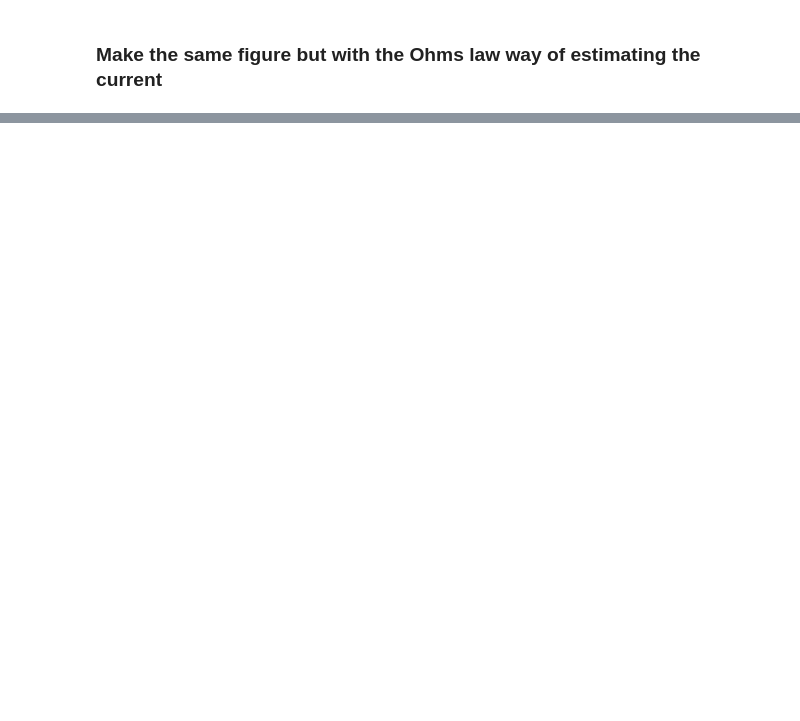
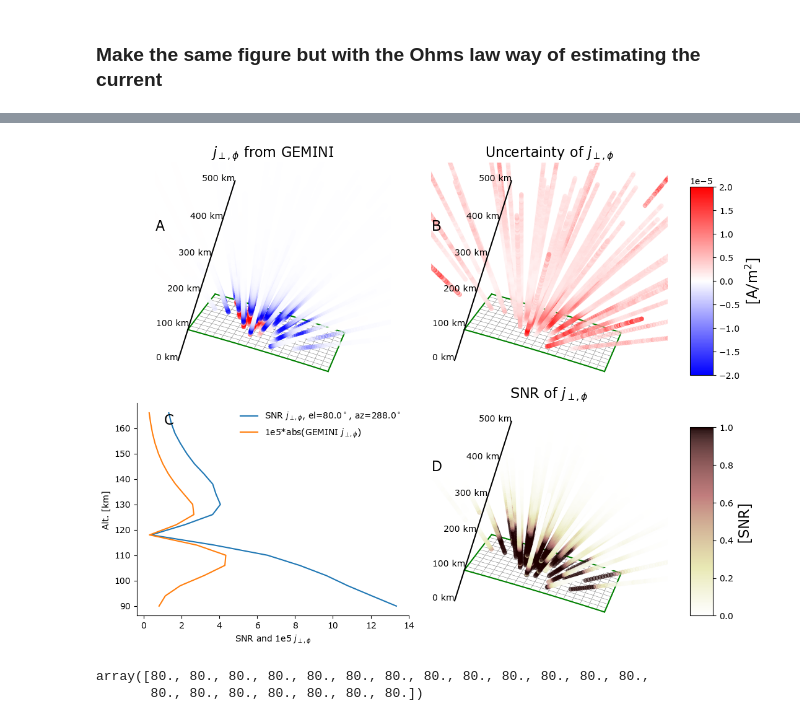
Before and after one commit to jpreistad/e3dsecs, a Jupyter notebook: paper/02_lompefit.ipynb, the cells around one changed output, grey strips where cells are left out. Cells and saved outputs as stored; diff of their text form; code cells hidden in the pictures; blank space fills up the shorter version.

```diff
--- a/paper/02_lompefit.ipynb
+++ b/paper/02_lompefit.ipynb
@@ -265,28 +264,27 @@ Model coef file exists
 # %%
     if not e3doubt_:
         print('This analysis can not be done unless E3DOUBT is used')
-        break
-
+        breakpoint()
     fig = plt.figure(figsize=(12,10))
     ax1 = plt.subplot2grid((20, 21), (0, 0), rowspan = 10, colspan = 10, projection='3d')
     ax2 = plt.subplot2grid((20, 21), (0, 10), rowspan = 10, colspan = 10, projection='3d')
     ax3 = plt.subplot2grid((20, 21), (10, 0), rowspan = 9, colspan = 10)
     ax4 = plt.subplot2grid((20, 21), (10, 10), rowspan = 10, colspan = 10, projection='3d')
 
-    datadict['dje'] =  np.sqrt(datadict['cov_jperp'][0,0,:])
-    datadict['SNRe'] = np.abs(datadict['jperpe']) / np.sqrt(datadict['cov_jperp'][0,0,:])
-    datadict['SNRn'] = np.abs(datadict['jperpn']) / np.sqrt(datadict['cov_jperp'][1,1,:])
+    dat.dje =  np.sqrt(dat.cov_jperp[0,0,:])
+    dat.SNRe = np.abs(dat.jperpe) / np.sqrt(dat.cov_jperp[0,0,:])
+    dat.SNRn = np.abs(dat.jperpn) / np.sqrt(dat.cov_jperp[1,1,:])
     # datadict['sigma_ve'] = np.sqrt(datadict['cov_ve'][0,0,:])
     # datadict['sigma_vn'] = np.sqrt(datadict['cov_ve'][1,1,:])
     # datadict['sigma_vu'] = np.sqrt(datadict['cov_ve'][2,2,:])
 
     clim = 2e-5
-    ax1 = diagnostics.plot_analysis_grid(datadict, grid, alts_grid,
+    ax1 = diagnostics.plot_analysis_grid(dat.__dict__, gr.grid, gr.alts_grid,
                     1, 1, 1, dipole_lompe=False, data=True, eiscat=True, _d=400,
                     q='jperpe', cmap='bwr', clim=clim, diverging=True, ax=ax1)
     ax1.set_title(r'$j_{\perp, \phi}$ from GEMINI', fontsize=16)
     ax1.text(1900,850, 6200, 'A', fontsize=16)
-    ax2 = diagnostics.plot_analysis_grid(datadict, grid, alts_grid,
+    ax2 = diagnostics.plot_analysis_grid(dat.__dict__, gr.grid, gr.alts_grid,
                     1, 1, 1, dipole_lompe=False, data=True, eiscat=True, _d=400,
                     q='dje', cmap='bwr', clim=clim, diverging=True, ax=ax2)
     ax2.set_title(r'Uncertainty of $j_{\perp, \phi}$', fontsize=16)
@@ -302,40 +300,49 @@ Model coef file exists
                                 orientation='vertical')
     cb1.set_label(r'[A/m$^2$]', fontsize=16)
 
     clim=1
-    ax4 = diagnostics.plot_analysis_grid(datadict, grid, alts_grid,
+    ax4 = diagnostics.plot_analysis_grid(dat.__dict__, gr.grid, gr.alts_grid,
                     1, 1, 1, dipole_lompe=False, data=True, eiscat=True, _d=400,
-                    q='SNRe', cmap='viridis', clim=clim, diverging=False, ax=ax4)
+                    q='SNRe', cmap='pink_r', clim=clim, diverging=False, ax=ax4)
     ax4.set_title(r'SNR of $j_{\perp,\phi}$', fontsize=16)
     ax4.text(1900,850, 6200, 'D', fontsize=16)
 
     #Colorbar lower row
     cbarax = plt.subplot2grid((20,21), (11, 20), rowspan = 8, colspan = 1)
-    cmap = plt.cm.viridis
+    cmap = plt.cm.pink_r
     import matplotlib as mpl
     norm = mpl.colors.Normalize(vmin=0, vmax=clim)
     cb2 = mpl.colorbar.ColorbarBase(cbarax, cmap=cmap,
                                 norm=norm,
                                 orientation='vertical')
     cb2.set_label('[SNR]', fontsize=16)
 
     # SNR line plot
     n = 38 #18 #3
-    d = 50 #-16 # -8
-    nn = datadict['alts'].size
-    N = datadict['el_all'].size
-    _az = datadict['az_all'][n*nn+d]
-    _el = datadict['el_all'][n*nn+d]
+    d = 58 #50 #-16 # -8
+    nn = dat.alts.size
+    N = dat.el_all.size
+    _az = dat.az_all[n*nn+d]
+    _el = dat.el_all[n*nn+d]
     # _az = datadict['az_all'][N-nn]#[n*nn+d]
     # _el = datadict['el_all'][N-nn]#[n*nn+d]
     s_str = r'SNR $j_{\perp,\phi}$, el=$%3.1f^\circ$, az=$%3.1f^\circ$' % (_el,_az)
-    ax3.plot(datadict['SNRe'][n*nn+d:n*nn+20+d], datadict['alt'][n*nn+d:n*nn+20+d], label=s_str)
+    ax3.plot(dat.SNRe[n*nn+d:n*nn+20+d], dat.alt[n*nn+d:n*nn+20+d], label=s_str)
     # ax3.plot(datadict['SNRe'][N-nn:N-nn+20], datadict['alt'][N-nn:N-nn+20], label=s_str)
-    ax3.plot(np.abs(1e5*datadict['jperpe'][n*nn+d:n*nn+20+d]), datadict['alt'][n*nn+d:n*nn+20+d], label=r'1e5*abs(GEMINI $j_{\perp,\phi}$)')
+    ax3.plot(np.abs(1e5*dat.jperpe[n*nn+d:n*nn+20+d]), dat.alt[n*nn+d:n*nn+20+d], label=r'1e5*abs(GEMINI $j_{\perp,\phi}$)')
     # ax3.plot(np.abs(1e5*datadict['jperpe'][N-nn:N-nn+20]), datadict['alt'][N-nn:N-nn+20], label='1e5*abs(GEMINI $j_{\perp,\phi}$)')
     ax3.legend(frameon=False)
     ax3.set_xlabel('SNR and 1e5 $j_{\perp,\phi}$')
     ax3.set_ylabel('Alt. [km]')
     ax3.spines[['right', 'top']].set_visible(False)
     ax3.text(0.1,0.9, 'C', fontsize=16, transform=ax3.transAxes)
     fig.savefig('./plots/jperp_uncertainty.pdf',bbox_inches='tight')
+# %% [output]
+[figure, added]
+# %%
+d = 58
+dat.alt[n*nn+d:n*nn+20+d]
+dat.el_all[n*nn+d:n*nn+20+d]
+# %% [output]
+array([80., 80., 80., 80., 80., 80., 80., 80., 80., 80., 80., 80., 80.,
+       80., 80., 80., 80., 80., 80., 80.])
```
Also changed, not shown: parts of 5 cells of this notebook, 20 other files.
